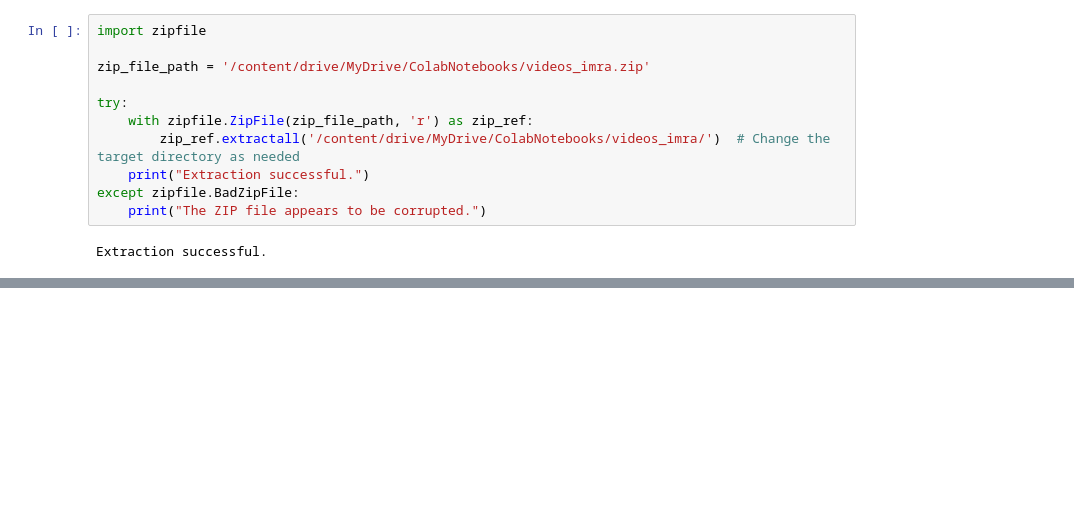
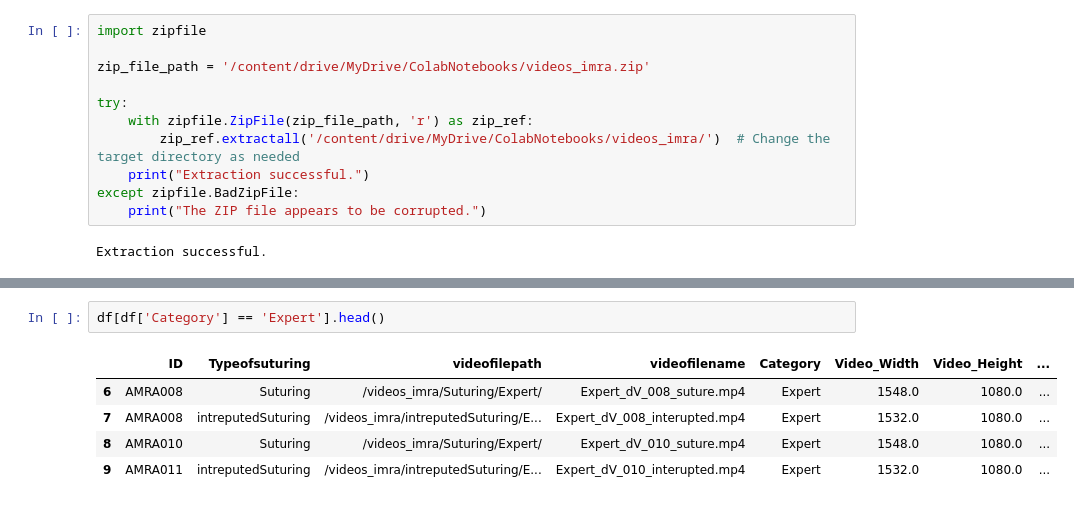
Before and after one commit to srujan-b/Assignment-2-Choose-Your-Own-Analysis, a Jupyter notebook: Validating-Synthetic-Models-as-Surgical-Training-Tools.ipynb, the cells around one changed output, grey strips where cells are left out. Saved outputs shown, nothing was run; the diff lists cells and outputs as text; blank space fills up the shorter version.

```diff
--- a/Validating-Synthetic-Models-as-Surgical-Training-Tools.ipynb
+++ b/Validating-Synthetic-Models-as-Surgical-Training-Tools.ipynb
@@ -45,0 +107,8 @@ Extraction successful.
+# %%
+df[df['Category'] == 'Expert'].head()
+# %% [output]
+|  | ID | Typeofsuturing | videofilepath | videofilename | Category | Video_Width | Video_Height | ... |
+| 6 | AMRA008 | Suturing | /videos_imra/Suturing/Expert/ | Expert_dV_008_suture.mp4 | Expert | 1548.0 | 1080.0 | ... |
+| 7 | AMRA008 | intreputedSuturing | /videos_imra/intreputedSuturing/E... | Expert_dV_008_interupted.mp4 | Expert | 1532.0 | 1080.0 | ... |
+| 8 | AMRA010 | Suturing | /videos_imra/Suturing/Expert/ | Expert_dV_010_suture.mp4 | Expert | 1548.0 | 1080.0 | ... |
+| 9 | AMRA011 | intreputedSuturing | /videos_imra/intreputedSuturing/E... | Expert_dV_010_interupted.mp4 | Expert | 1532.0 | 1080.0 | ... |
```
Also changed, not shown: parts of 29 cells of this notebook.
